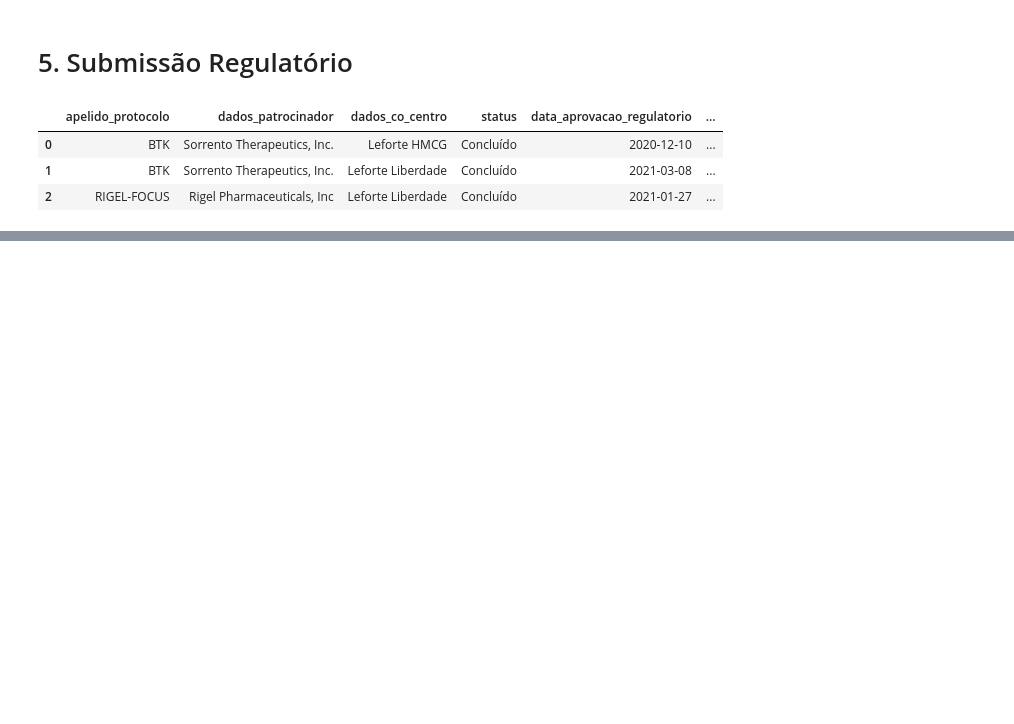
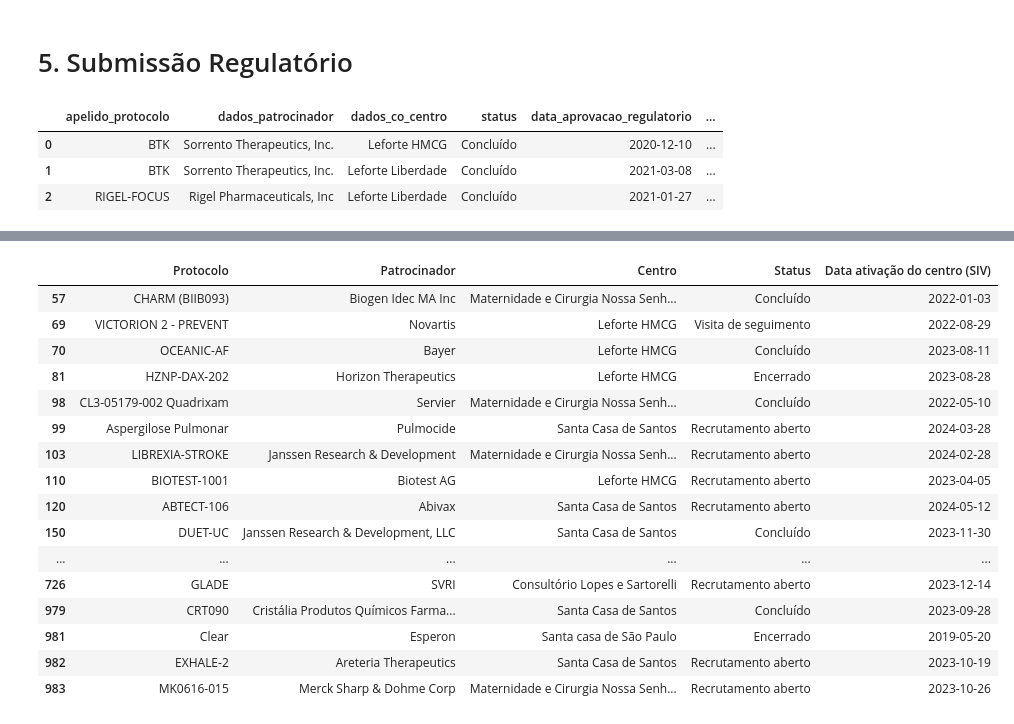
Before and after one commit to eduardoarsocca/Projeto-Mensageria---PUSH, a Jupyter notebook: meu_projeto/projeto_push.ipynb, the cells around one changed output, grey strips where cells are left out. Drawn from its saved outputs; the diff is of its cells as text; code cells hidden in the pictures; blank space fills up the shorter version.

```diff
--- a/meu_projeto/projeto_push.ipynb
+++ b/meu_projeto/projeto_push.ipynb
@@ -433,0 +457,16 @@ proximas_duas_semanas = datetime.now().day +15
+# %%
+siv = dim_protocolo.copy()
+siv = siv[[
+    'apelido_protocolo',
+    'dados_patrocinador',
+    'dados_co_centro',
+    'status',
+    'data_ativacao_centro'
+]]
+siv.rename(columns = {
+    'apelido_protocolo':'Protocolo',
+    'dados_patrocinador': 'Patrocinador',
+    'dados_co_centro': 'Centro',
+    'status': 'Status',
+    'data_ativacao_centro': 'Data ativação do centro (SIV)'
+}, inplace = True)
@@ -433,0 +493,23 @@ proximas_duas_semanas = datetime.now().day +15
+# %%
+filtro = siv['Data ativação do centro (SIV)'].notna()
+siv = siv.loc[filtro,:]
+# %%
+siv
+# %% [output]
+|  | Protocolo | Patrocinador | Centro | Status | Data ativação do centro (SIV) |
+| 57 | CHARM (BIIB093) | Biogen Idec MA Inc | Maternidade e Cirurgia Nossa Senh... | Concluído | 2022-01-03 |
+| 69 | VICTORION 2 - PREVENT | Novartis | Leforte HMCG | Visita de seguimento | 2022-08-29 |
+| 70 | OCEANIC-AF | Bayer | Leforte HMCG | Concluído | 2023-08-11 |
+| 81 | HZNP-DAX-202 | Horizon Therapeutics | Leforte HMCG | Encerrado | 2023-08-28 |
+| 98 | CL3-05179-002 Quadrixam | Servier | Maternidade e Cirurgia Nossa Senh... | Concluído | 2022-05-10 |
+| 99 | Aspergilose Pulmonar | Pulmocide | Santa Casa de Santos | Recrutamento aberto | 2024-03-28 |
+| 103 | LIBREXIA-STROKE | Janssen Research & Development | Maternidade e Cirurgia Nossa Senh... | Recrutamento aberto | 2024-02-28 |
+| 110 | BIOTEST-1001 | Biotest AG | Leforte HMCG | Recrutamento aberto | 2023-04-05 |
+| 120 | ABTECT-106 | Abivax | Santa Casa de Santos | Recrutamento aberto | 2024-05-12 |
+| 150 | DUET-UC | Janssen Research & Development, LLC | Santa Casa de Santos | Concluído | 2023-11-30 |
+| ... | ... | ... | ... | ... | ... |
+| 726 | GLADE | SVRI | Consultório Lopes e Sartorelli | Recrutamento aberto | 2023-12-14 |
+| 979 | CRT090 | Cristália Produtos Químicos Farma... | Santa Casa de Santos | Concluído | 2023-09-28 |
+| 981 | Clear | Esperon | Santa casa de São Paulo | Encerrado | 2019-05-20 |
+| 982 | EXHALE-2 | Areteria Therapeutics | Santa Casa de Santos | Recrutamento aberto | 2023-10-19 |
+| 983 | MK0616-015 | Merck Sharp & Dohme Corp | Maternidade e Cirurgia Nossa Senh... | Recrutamento aberto | 2023-10-26 |
```
Also changed, not shown: parts of 40 cells of this notebook.
